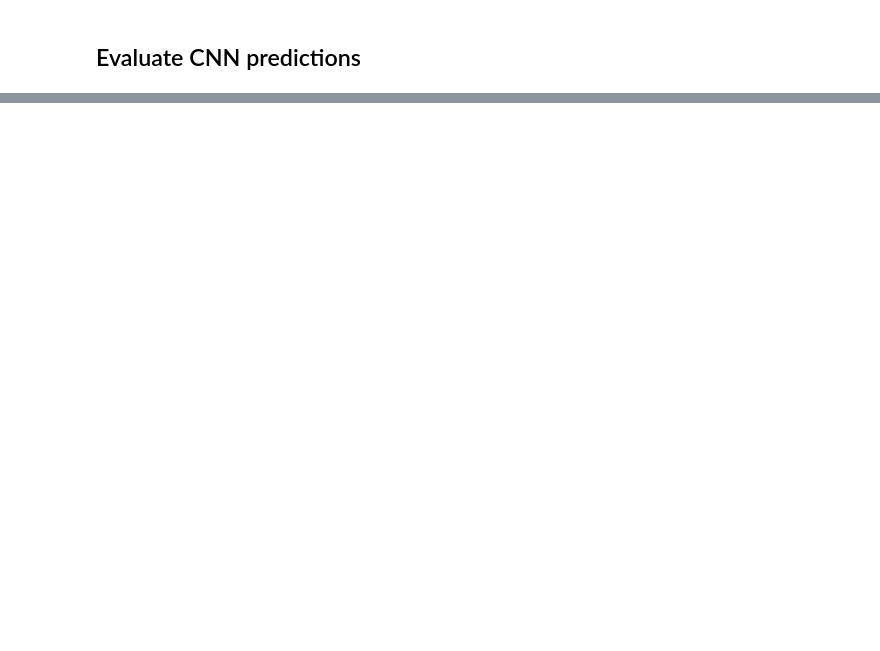
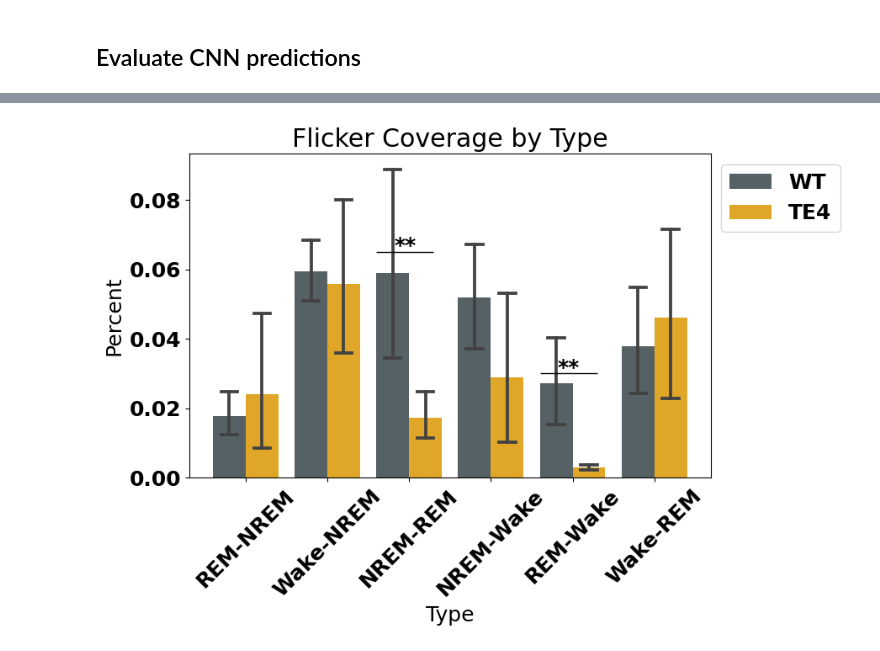
Before and after one commit to ToviTu/ML_Sleep_Scoring, a Jupyter notebook: flicker_eval.ipynb, the cells around one changed output, grey strips where cells are left out. Cells and saved outputs as stored; diff of their text form; code cells hidden in the pictures; blank space fills up the shorter version.

```diff
--- a/flicker_eval.ipynb
+++ b/flicker_eval.ipynb
@@ -245,0 +297,4 @@ Todo:
+# %%
+td = td.set_index('Animal').join(dm.agg('Animal')['Genotype'])
+td.loc[td.Genotype.isna(), 'Genotype'] = 'WT'
+#td.Type = td.Type.apply(decode)
@@ -245,0 +309,45 @@ Todo:
+# %%
+def better_name(x):
+    if x == 'None':
+        return "None"
+
+    mapping = {
+        0 : 'Wake',
+        1: 'NREM',
+        2: "REM",
+    }
+    first = mapping[int(x[0])]
+    last = mapping[int(x[-1])]
+    return first+'-'+last
+
+td.Type = td.Type.apply(better_name)
+# %%
+font = {
+    'weight' : 'bold',
+    'size'   : 18}
+plt.rc('font', **font)
+
+fig, ax = plt.subplots(figsize=(8, 5))
+sns.barplot(
+    data = td[td['Type'] != 'None'],
+    x = 'Type',
+    y = 'Percent',
+    hue = 'Genotype',
+    capsize=0.2,
+    palette={'WT':sns.xkcd_rgb['gunmetal'], 'TE4':sns.xkcd_rgb['saffron']}
+)
+
+plt.hlines(0.065, 1.6, 2.3, colors='k', linestyles='solid', lw=1)
+plt.text(1.95, 0.065, '**', ha='center')
+
+plt.hlines(0.03, 3.6, 4.3, colors='k', linestyles='solid', lw=1)
+plt.text(3.95, 0.03, '**', ha='center')
+
+
+plt.legend(bbox_to_anchor=(1, 1))
+plt.gca().set_xticklabels(ax.get_xticklabels(), rotation=45)
+plt.title('Flicker Coverage by Type')
+
+plt.savefig('./figures_new/flicker_coverage.pdf', format='pdf')
+# %% [output]
+[figure, added]
```
Also changed, not shown: parts of 43 cells of this notebook, 12 other files.
